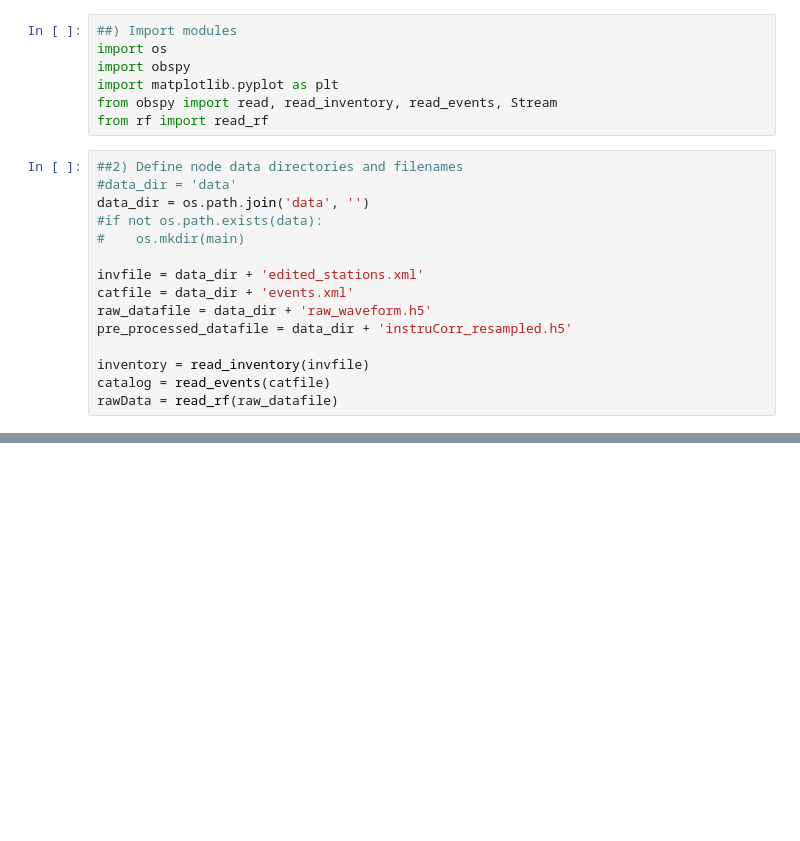
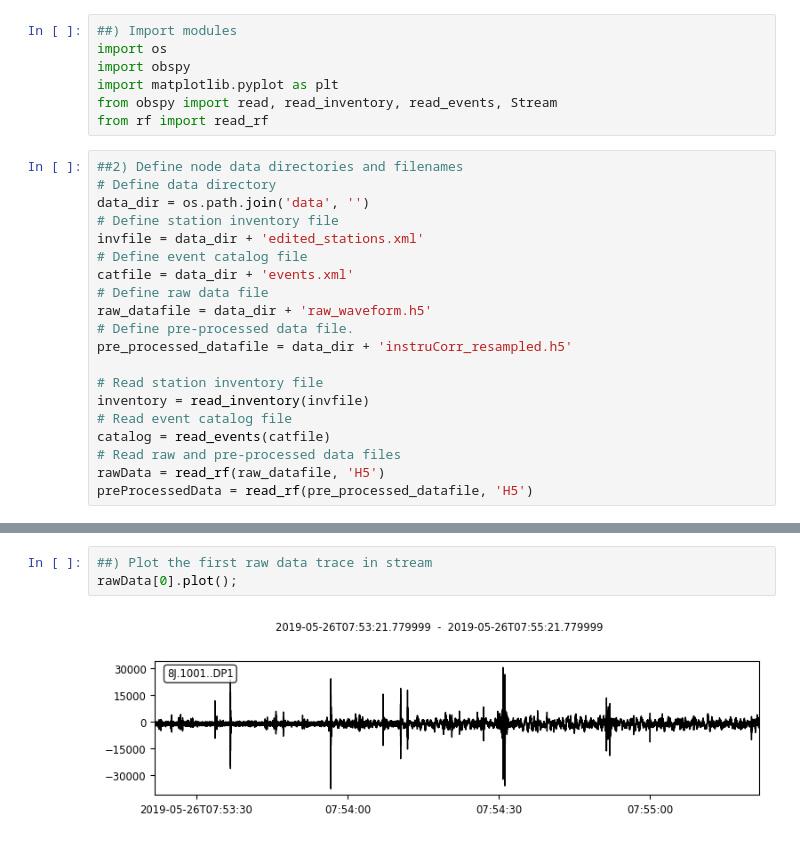
Before and after one commit to Evans-Onyango/kodiak_rf_project, a Jupyter notebook: kodiak_stations_events_data.ipynb, the cells around one changed output, grey strips where cells are left out. Saved outputs shown, nothing was run; the diff lists cells and outputs as text; blank space fills up the shorter version.

```diff
--- a/kodiak_stations_events_data.ipynb
+++ b/kodiak_stations_events_data.ipynb
@@ -7,16 +7,21 @@ from obspy import read, read_inventory, read_events, Stream
 from rf import read_rf
 # %%
 ##2) Define node data directories and filenames
-#data_dir = 'data'
+# Define data directory
 data_dir = os.path.join('data', '')
-#if not os.path.exists(data):
-#    os.mkdir(main)
-
+# Define station inventory file
 invfile = data_dir + 'edited_stations.xml'
+# Define event catalog file
 catfile = data_dir + 'events.xml'
+# Define raw data file
 raw_datafile = data_dir + 'raw_waveform.h5'
+# Define pre-processed data file.
 pre_processed_datafile = data_dir + 'instruCorr_resampled.h5'
 
+# Read station inventory file
 inventory = read_inventory(invfile)
+# Read event catalog file
 catalog = read_events(catfile)
-rawData = read_rf(raw_datafile)
+# Read raw and pre-processed data files
+rawData = read_rf(raw_datafile, 'H5')
+preProcessedData = read_rf(pre_processed_datafile, 'H5')
@@ -35,0 +107,5 @@ print(catalog)
+# %%
+##) Plot the first raw data trace in stream
+rawData[0].plot();
+# %% [output]
+[figure, added]
```
Also changed, not shown: parts of 9 cells of this notebook.
